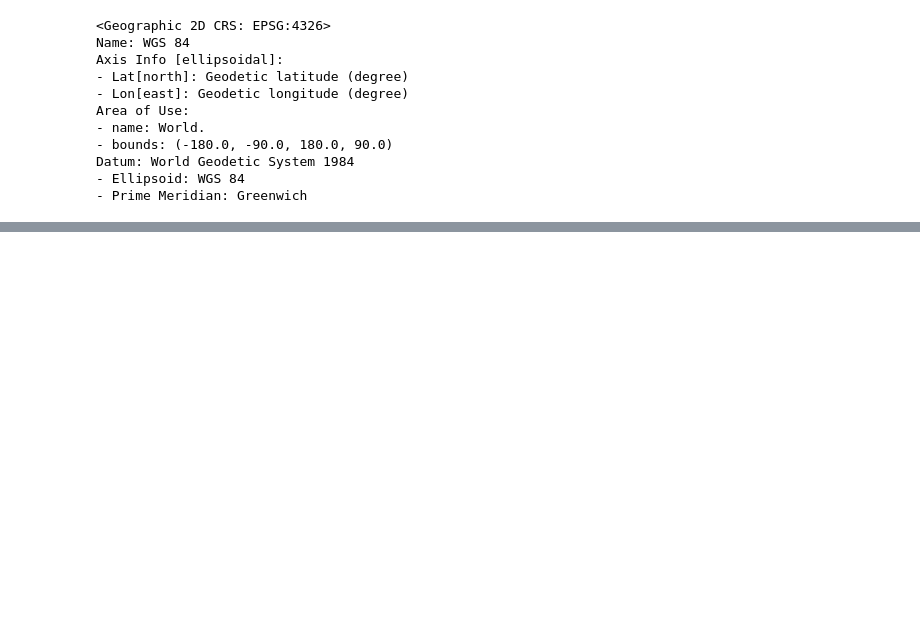
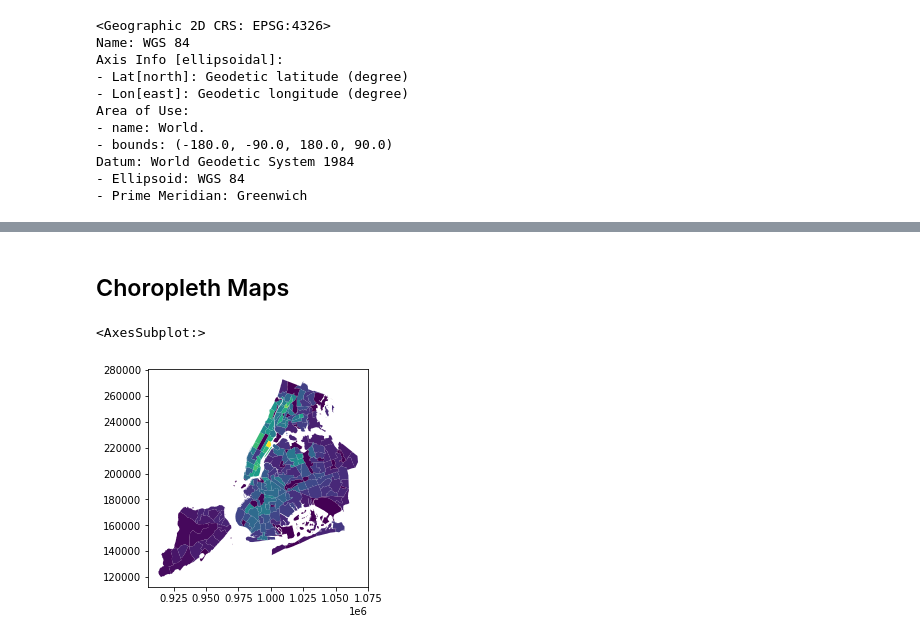
Before and after one commit to Nnyeka/Spatial_Analysis_with_Python, a Jupyter notebook: geospatial_analysis_mapping.ipynb, the cells around one changed output, grey strips where cells are left out. Cells and saved outputs as stored; diff of their text form; code cells hidden in the pictures; blank space fills up the shorter version.

Commit message:
created choropleth and hexbin maps

```diff
--- a/Untitled.ipynb
+++ b/geospatial_analysis_mapping.ipynb
@@ -931,3 +931,7 @@ Area of Use:
 Datum: World Geodetic System 1984
 - Ellipsoid: WGS 84
 - Prime Meridian: Greenwich
+# %%
+nta_pop = nta_pop.to_crs(epsg=2263)
+
+nta_pop.crs
@@ -933,0 +953,5 @@ Datum: World Geodetic System 1984
+# %%
+# returning the area of our nta as a new column 'sq_ft'
+nta_pop['sq_ft'] = nta_pop.area
+
+nta_pop.head()
@@ -933,0 +965,5 @@ Datum: World Geodetic System 1984
+# %%
+# converting square feet to square miles and saving as a new column
+nta_pop['sq_mi'] = nta_pop['sq_ft'] / 27878400
+
+nta_pop.head()
@@ -933,0 +977,8 @@ Datum: World Geodetic System 1984
+# %%
+# creating a new column of the population density (pop/area) of each nta
+nta_pop['density (pop/sq_mi)'] = nta_pop['Population'] / nta_pop['sq_mi']
+
+(nta_pop
+ .sort_values(by='density (pop/sq_mi)', ascending=False)
+ .iloc[:5,-6:]
+)
@@ -933,0 +992,8 @@ Datum: World Geodetic System 1984
+# %% [markdown]
+## Choropleth Maps
+# %%
+# plotting a choropleth map on the column 'density (pop/sq_mi)'
+nta_pop.plot(column='density (pop/sq_mi)')
+# %% [output]
+<AxesSubplot:>
+[figure, added]
```
Also changed, not shown: parts of 9 cells of this notebook, 2 other files.
